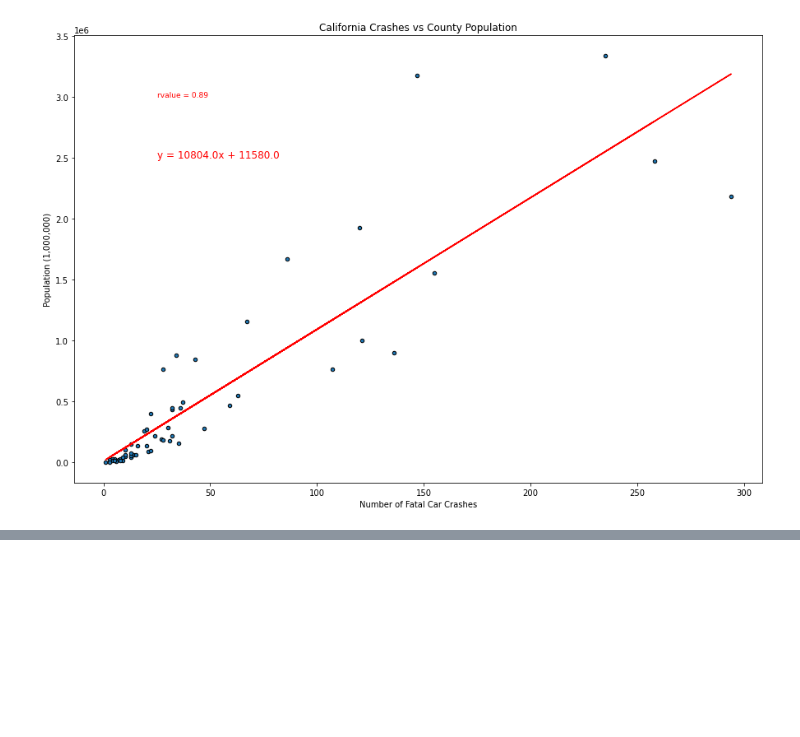
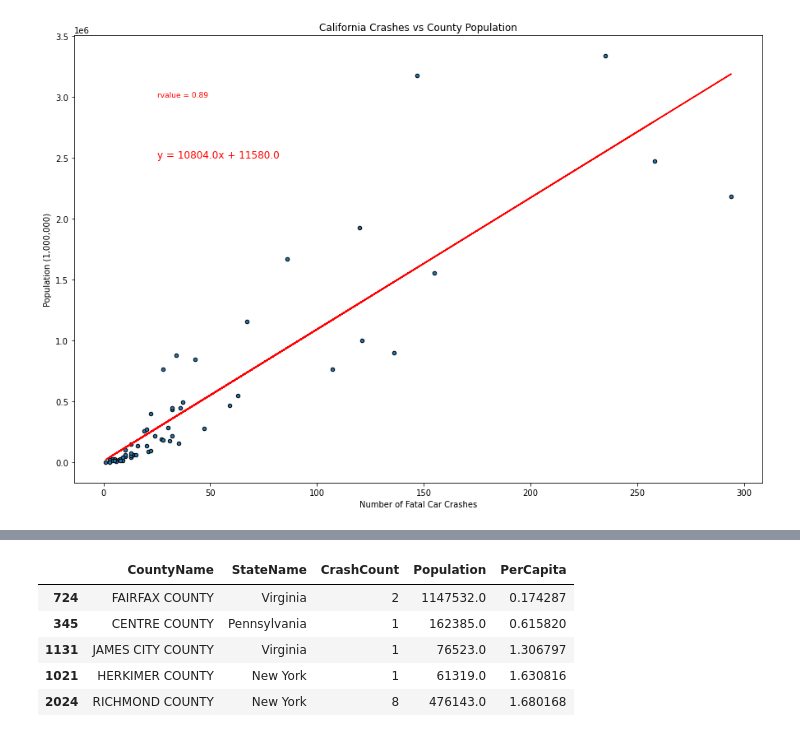
Before and after one commit to jordanroessle/project-one, a Jupyter notebook: pop_vs_crashes_analysis.ipynb, the cells around one changed output, grey strips where cells are left out. Cells and saved outputs as stored; diff of their text form; code cells hidden in the pictures; blank space fills up the shorter version.

```diff
--- a/pop_vs_crashes_analysis.ipynb
+++ b/pop_vs_crashes_analysis.ipynb
@@ -210,0 +237,9 @@ plt.show()
+# %%
+df.sort_values('PerCapita').head()
+# %% [output]
+|  | CountyName | StateName | CrashCount | Population | PerCapita |
+| 724 | FAIRFAX COUNTY | Virginia | 2 | 1147532.0 | 0.174287 |
+| 345 | CENTRE COUNTY | Pennsylvania | 1 | 162385.0 | 0.615820 |
+| 1131 | JAMES CITY COUNTY | Virginia | 1 | 76523.0 | 1.306797 |
+| 1021 | HERKIMER COUNTY | New York | 1 | 61319.0 | 1.630816 |
+| 2024 | RICHMOND COUNTY | New York | 8 | 476143.0 | 1.680168 |
```
Also changed, not shown: parts of 2 cells of this notebook, 1 other file.
